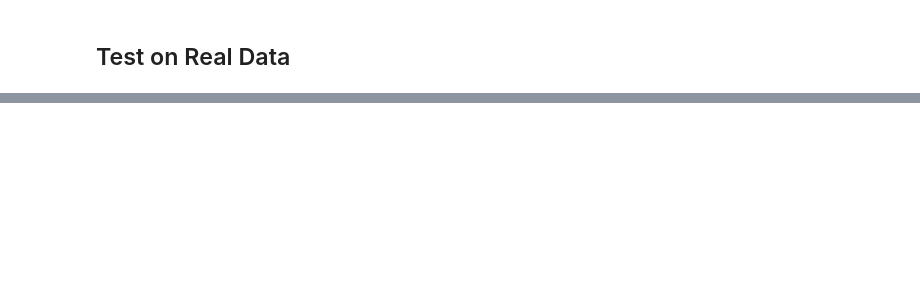
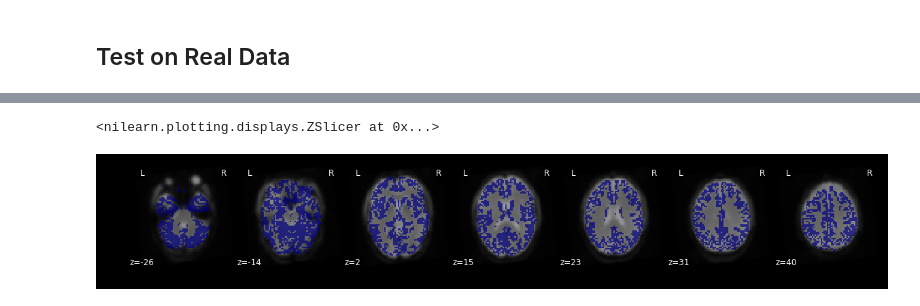
Before and after one commit to danlurie/lag_maps, a Jupyter notebook: notebooks/Cross-Correlation and Interpolation.ipynb, the cells around one changed output, grey strips where cells are left out. Saved outputs shown, nothing was run; the diff lists cells and outputs as text; code cells hidden in the pictures; blank space fills up the shorter version.

```diff
--- a/notebooks/Cross-Correlation and Interpolation.ipynb
+++ b/notebooks/Cross-Correlation and Interpolation.ipynb
@@ -233,0 +256,5 @@ rest1_epi_data_resampled = rest1_epi_img_resampled.get_data()
+# %%
+plotting.plot_roi(gm_mask_img, mean_epi_img, display_mode='z', cut_coords=7)
+# %% [output]
+<nilearn.plotting.displays.ZSlicer at 0x...>
+[figure, added]
```
Also changed, not shown: parts of 50 cells of this notebook, 1 other file.
